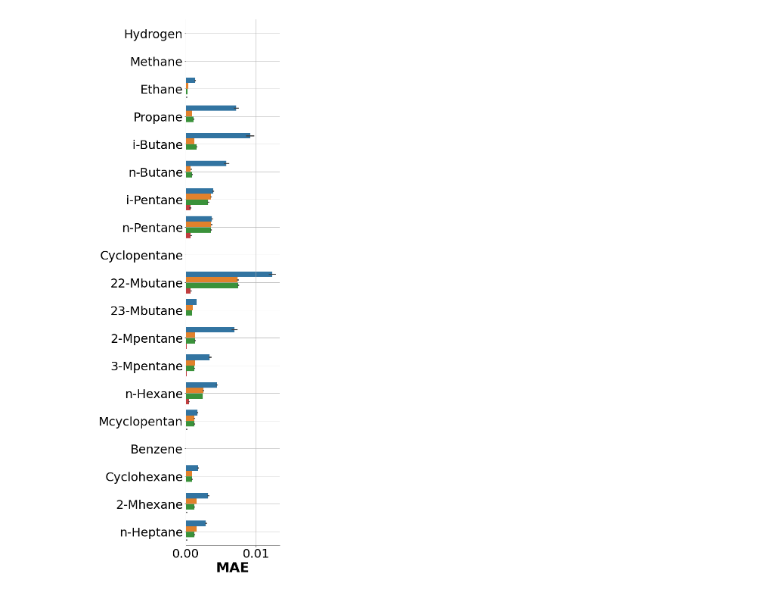
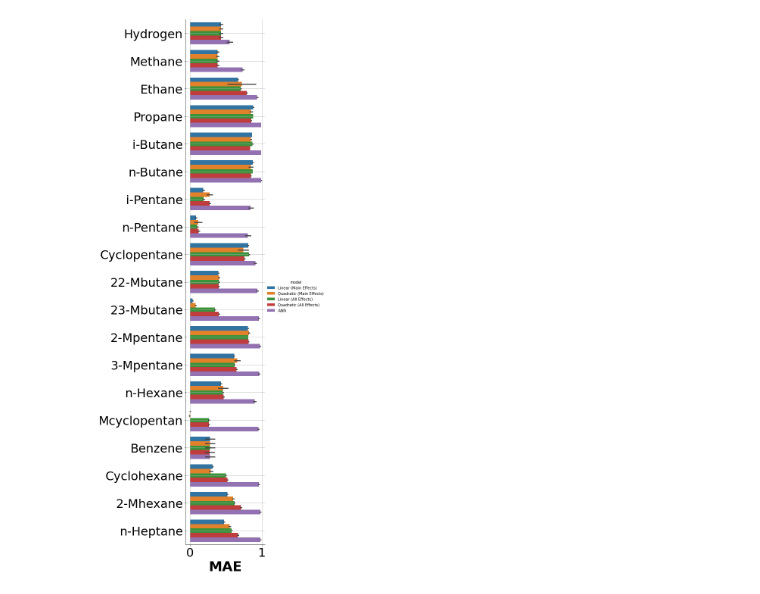
Before and after one commit to KISRDevelopment/iso-exploration, a Jupyter notebook: plot_eval_results.ipynb, the cells around one changed output. Cells and saved outputs as stored; diff of their text form; code cells hidden in the pictures.

```diff
--- a/plot_eval_results.ipynb
+++ b/plot_eval_results.ipynb
@@ -55,0 +9,38 @@ results
+# %%
+file = 'eval_results/null.npz'
+d = np.load(file, allow_pickle=True)
+null_ae = d['split_ae']
+null_mae_by_output = np.mean(null_ae, axis=1)
+# %%
+files = ['eval_results/linear_main_effects.npz',
+         'eval_results/quadratic_main_effects.npz',
+         'eval_results/linear_all_effects.npz',
+         'eval_results/quadratic_all_effects.npz',
+         'eval_results/ann.npz']
+
+rows = []
+for file in files:
+    d = np.load(file, allow_pickle=True)
+    cfg = d['cfg'].tolist()
+    output_cols = cfg['output_cols']
+    labels = [l.replace('process_','') for l in output_cols]
+
+    ae = d['split_ae']
+
+    mae_by_output = np.mean(ae, axis=1)
+
+    rel_mae_by_output = (null_mae_by_output - mae_by_output) / null_mae_by_output
+    n_repeats, n_outputs = rel_ae_by_output.shape
+
+    for r in range(n_repeats):
+        for o in range(n_outputs):
+            rows.append({
+                "model" : cfg['model']['name'],
+                "repeat" : r,
+                "output" : labels[o],
+                "rel_output_mae" : rel_mae_by_output[r, o],
+                "output_mae" : mae_by_output[r, o],
+            })
+
+results = pd.DataFrame(rows)
+results
@@ -56,10 +61,12 @@ results
 # %%
-g = sns.catplot(x="mae", y="output", hue="model", data=results, kind='bar', orient='h', ci='sd', aspect=0.25, height=20, legend=False)
+g = sns.catplot(x="rel_output_mae", y="output", hue="model",
+                data=results, kind='bar', orient='h', ci='sd', aspect=0.25, height=20,
+                legend=True)
 ax = g.ax
 ax.tick_params(axis='x', labelsize=32)
 ax.tick_params(axis='y', labelsize=32)
 ax.set_ylabel('')
 ax.set_xlabel('MAE', fontsize=36, fontweight='bold')
 ax.grid(True)
 # %% [output]
-[figure, old version]
+[figure, new version]
```
Also changed, not shown: parts of 2 cells of this notebook, 10 other files.
